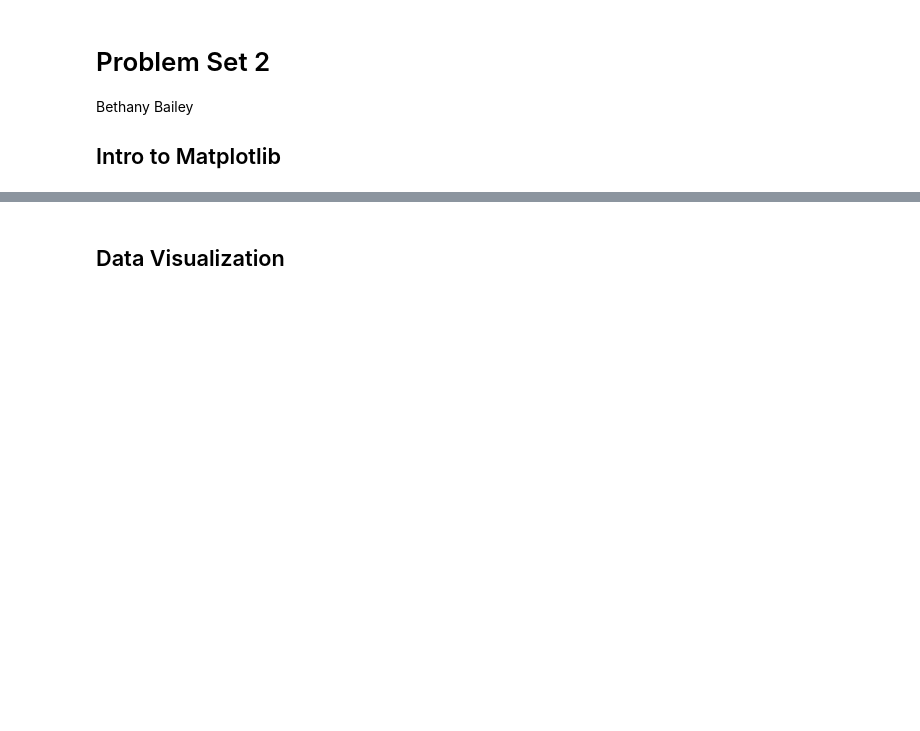
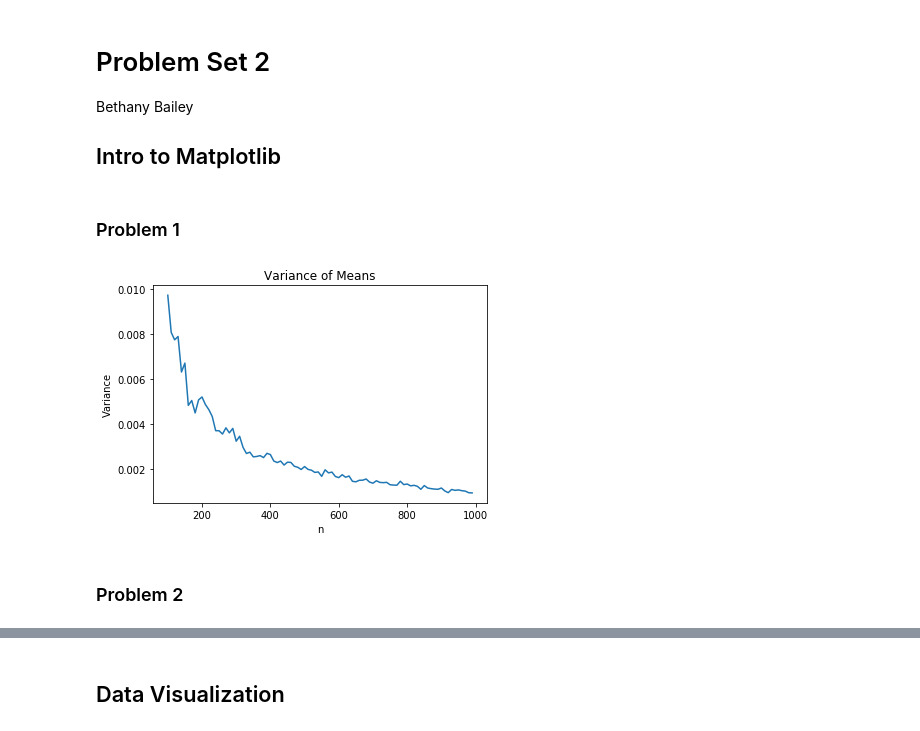
Before and after one commit to bethbailey/BootCamp2018, a Jupyter notebook: ProbSets/Comp/ProbSet2/ProbSet2.ipynb, the cells around one changed output, grey strips where cells are left out. Cells and saved outputs as stored; diff of their text form; code cells hidden in the pictures; blank space fills up the shorter version.

```diff
--- a/ProbSets/Comp/ProbSet2/ProbSet2.ipynb
+++ b/ProbSets/Comp/ProbSet2/ProbSet2.ipynb
@@ -9,3 +9,28 @@ import pandas as pd
 from pydataset import data
 import matplotlib.pyplot as plt
 %matplotlib inline
+# %% [markdown]
+### Problem 1
+# %%
+def stats(n):
+    ar = np.random.normal(size=(n, n))
+    mean = np.mean(ar, axis=1)
+    var = np.var(mean)
+    return var
+# %%
+def stats_plot():
+    n = np.arange(100, 1000, 10)
+    results = np.zeros(len(n))
+    for index, num in enumerate(n):
+        results[index] = stats(int(num))
+    plt.plot(n, results)
+    plt.title("Variance of Means")
+    plt.xlabel("n")
+    plt.ylabel("Variance")
+    plt.show()
+
+stats_plot()
+# %% [output]
+[figure, added]
+# %% [markdown]
+### Problem 2
```
Also changed, not shown: parts of 79 cells of this notebook, 11 other files.
